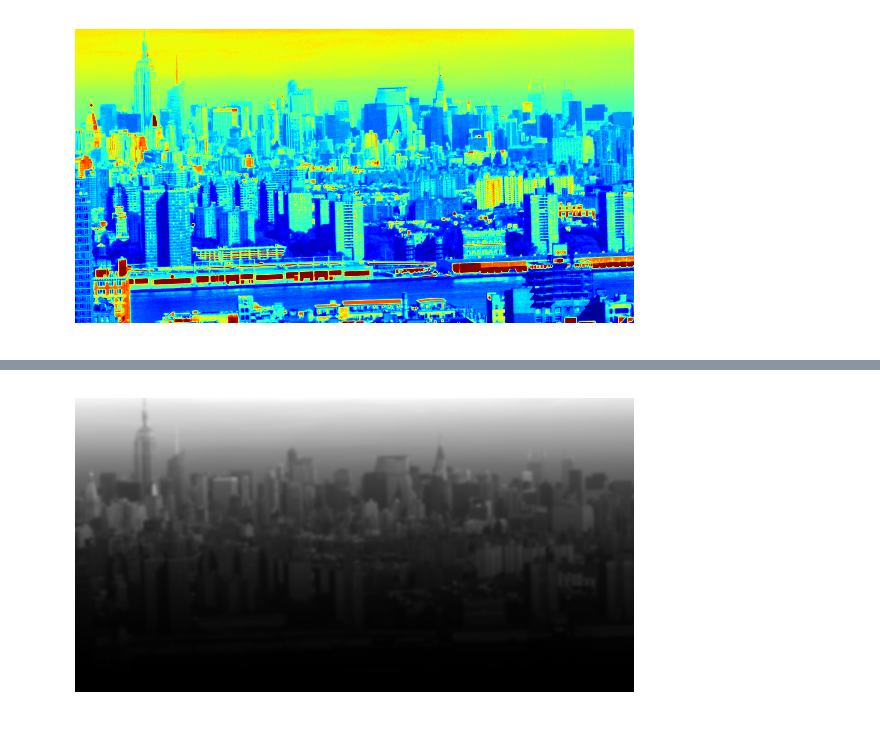
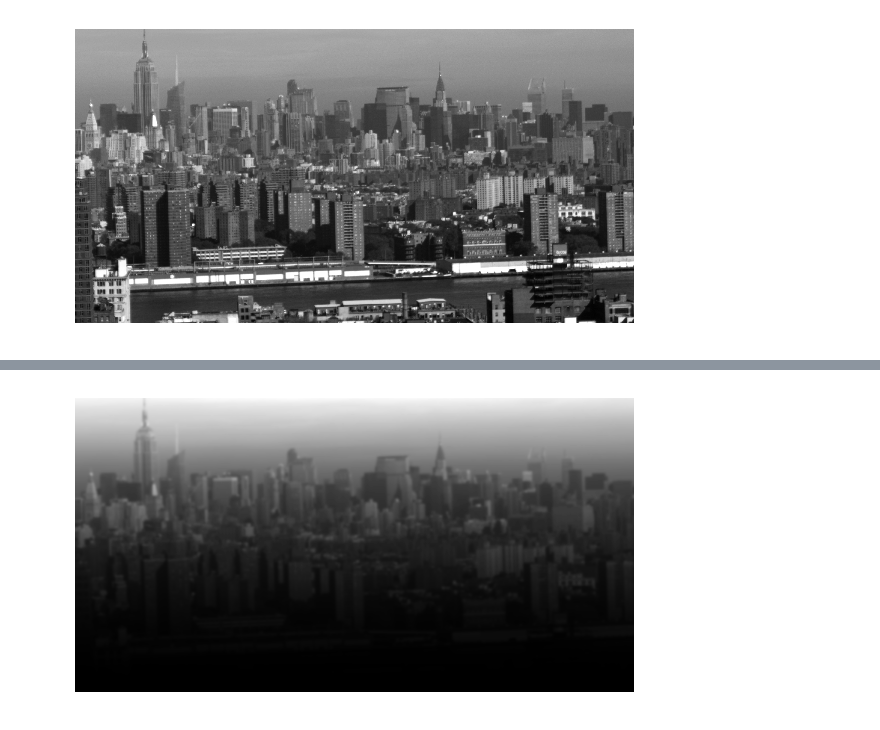
Before and after one commit to gdobler/cuip, a Jupyter notebook: cuip/plumes/IlanImgProc/imgProc1.ipynb, the cells around one changed output, grey strips where cells are left out. Drawn from its saved outputs; the diff is of its cells as text; code cells hidden in the pictures.

```diff
--- a/cuip/plumes/IlanImgProc/imgProc1.ipynb
+++ b/cuip/plumes/IlanImgProc/imgProc1.ipynb
@@ -17,7 +17,7 @@ ImportError: No module named gtk
 # %%
 def showme(image, ax=None, cmap=None):
     if ax is None:
-        ax = pl.figure(figsize=(10,10)).add_subplot(111)
+        ax = pl.figure(figsize=(11,11)).add_subplot(111)
 
     if cmap is None:
         ax.imshow(image)
@@ -27,12 +27,12 @@ def showme(image, ax=None, cmap=None):
 # %%
 rawimg = np.fromfile("img1.raw", np.uint8)
 rawimg = rawimg.reshape([2160,4096,3])
 imgsq = rawimg.astype(float)
 imgsq *= 255 / imgsq.max()
 img2d = (imgsq.reshape([2160,4096,3]).sum(2) / 3.)
 img2d /= img2d.max()
 img2d = img2d.astype(float)
-showme(img2d)
+showme(img2d, cmap = 'gray')
 # %% [output]
-[figure, old version]
+[figure, new version]
 # %%
```
Also changed, not shown: parts of 17 cells of this notebook.
